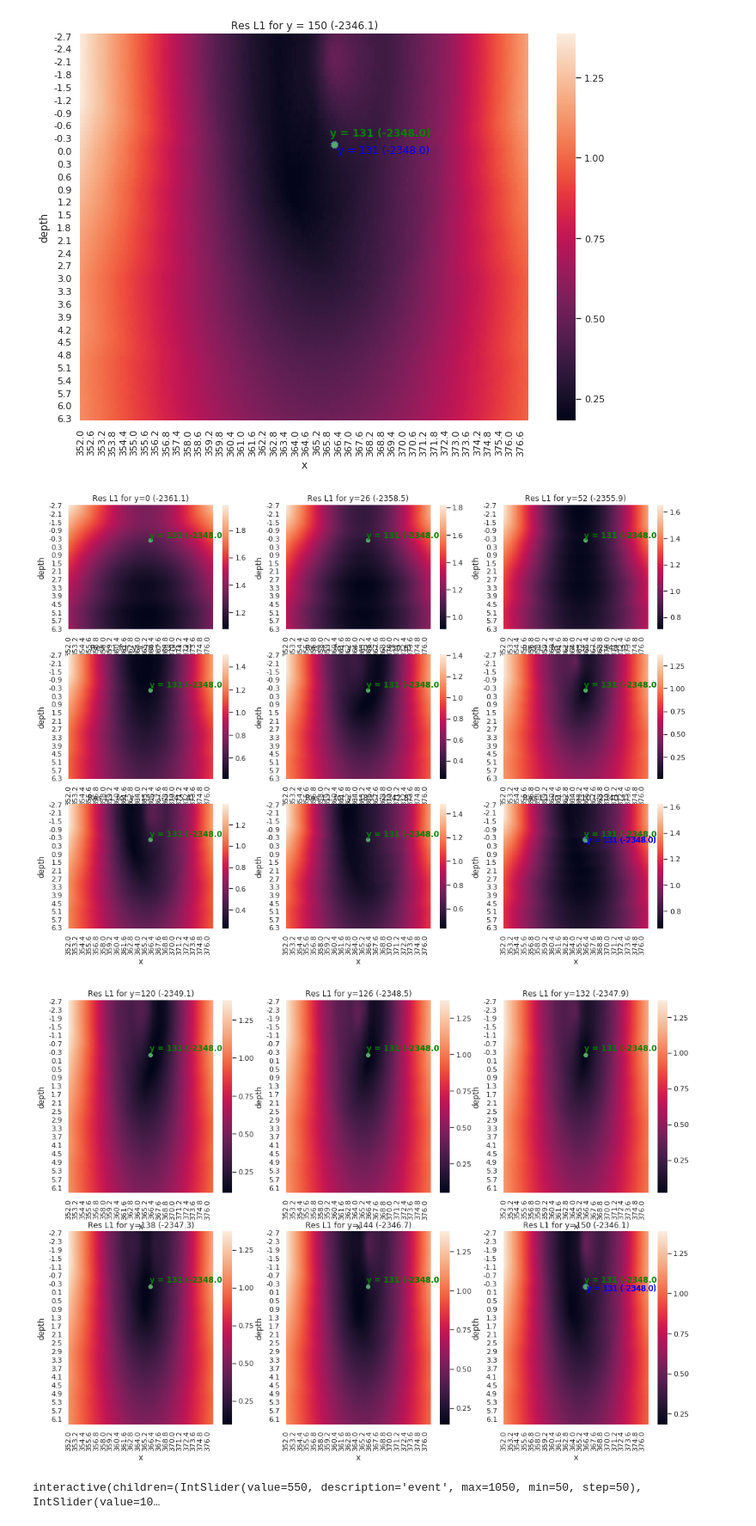
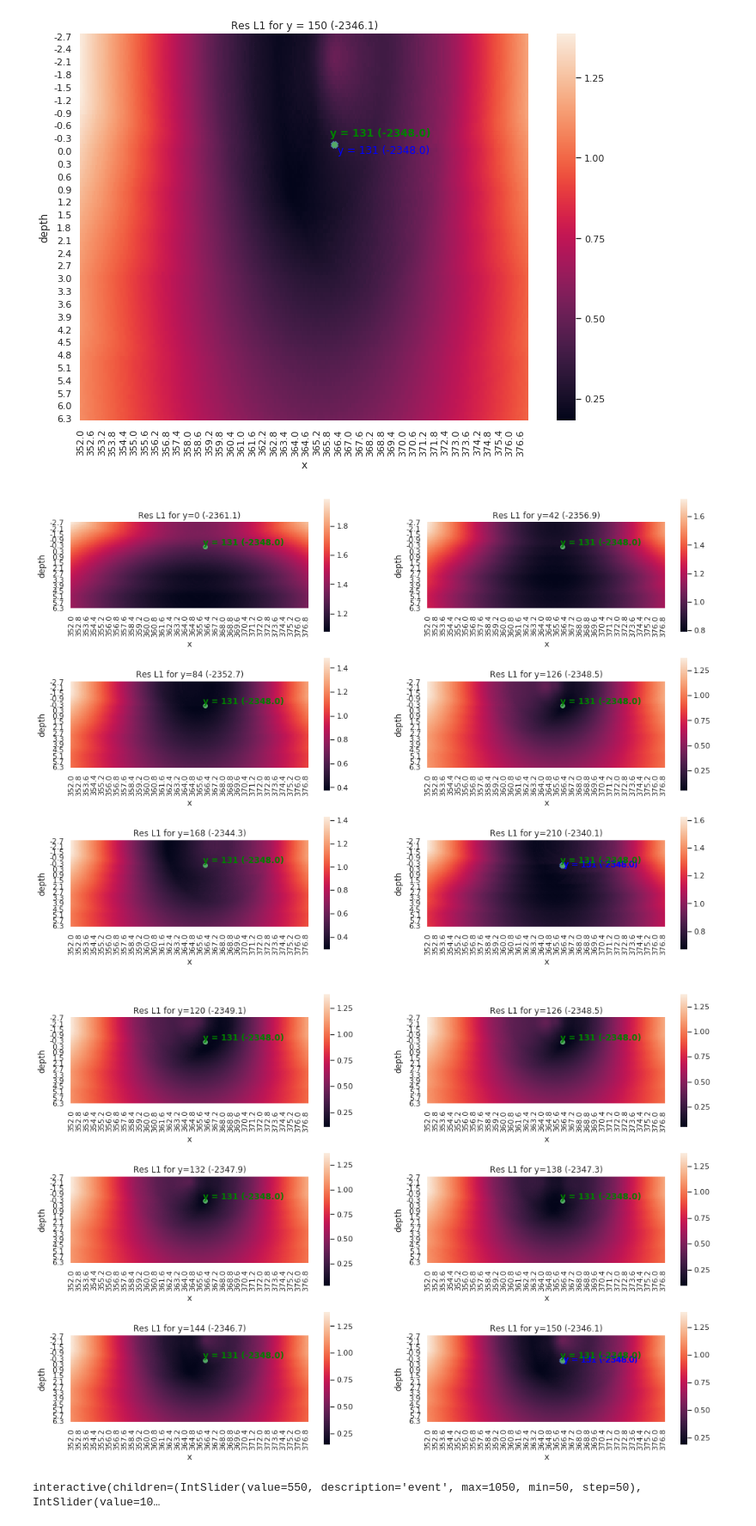
Before and after one commit to romainfd/seismic_data, a Jupyter notebook: Données sismiques.ipynb, the cells around one changed output. Shown at 86% size. Saved outputs shown, nothing was run; the diff lists cells and outputs as text; code cells hidden in the pictures.

```diff
--- a/Données sismiques.ipynb
+++ b/Données sismiques.ipynb
@@ -237,15 +237,16 @@ def heatmap_subplots(ys, subplots_shape):
             ax.set_title(f"Res L1 for y={y} ({to_utm_y(y)})")
             ax.set_ylabel("depth")
             ax.set_xlabel("x")
+            ax.set_aspect('equal', 'box')
             plot_epicentre(_event, ax=ax)
 # %%
-heatmap_subplots(np.linspace(0, 210, 9), (3, 3))
+heatmap_subplots(np.linspace(0, 210, 6), (3, 2))
 # %% [output]
-[figure, old version]
+[figure, new version]
 # %%
-heatmap_subplots(np.linspace(120, 150, 6), (2, 3))
+heatmap_subplots(np.linspace(120, 150, 6), (3, 2))
 # %% [output]
-[figure, old version]
+[figure, new version]
 # %%
 import ipywidgets as widgets
 from ipywidgets import interact, interact_manual
```
Also changed, not shown: parts of 3 cells of this notebook.
